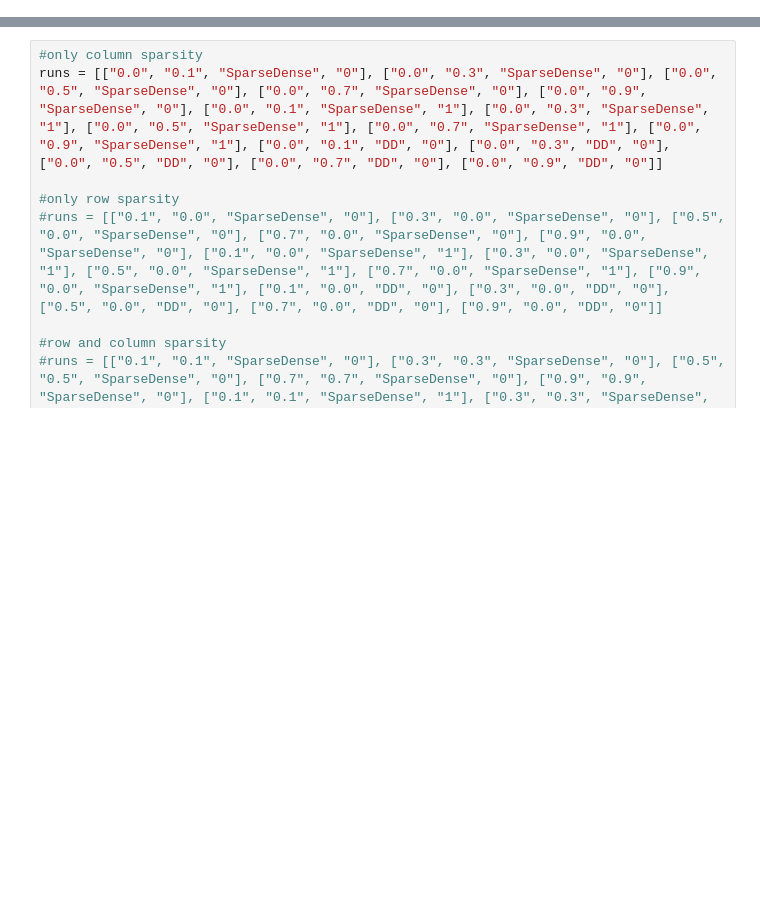
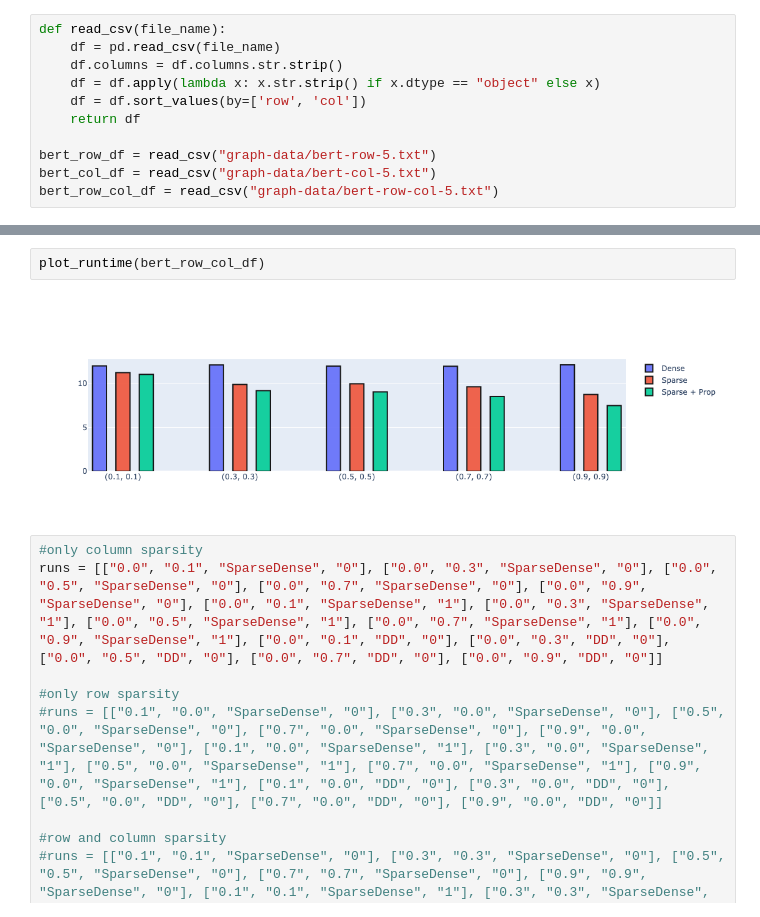
Before and after one commit to lac-dcc/adlet, a Jupyter notebook: benchmarks/analysis/graph.ipynb, the cells around one changed output, grey strips where cells are left out. Drawn from its saved outputs; the diff is of its cells as text; blank space fills up the shorter version.

```diff
--- a/benchmarks/analysis/graph.ipynb
+++ b/benchmarks/analysis/graph.ipynb
@@ -19,3 +20,14 @@ sns.set(style="whitegrid")
 ![Image](images/bert-like-before.png)
 # %% [markdown]
 ![Image](images/bert-like-after.png)
+# %%
+def read_csv(file_name):
+    df = pd.read_csv(file_name)
+    df.columns = df.columns.str.strip()
+    df = df.apply(lambda x: x.str.strip() if x.dtype == "object" else x)
+    df = df.sort_values(by=['row', 'col'])
+    return df
+
+bert_row_df = read_csv("graph-data/bert-row-5.txt")
+bert_col_df = read_csv("graph-data/bert-col-5.txt")
+bert_row_col_df = read_csv("graph-data/bert-row-col-5.txt")
@@ -22,3 +135,7 @@ sns.set(style="whitegrid")
+# %%
+plot_runtime(bert_row_col_df)
+# %% [output]
+[figure, added]
 # %%
 #only column sparsity
 runs = [["0.0", "0.1", "SparseDense", "0"], ["0.0", "0.3", "SparseDense", "0"], ["0.0", "0.5", "SparseDense", "0"], ["0.0", "0.7", "SparseDense", "0"], ["0.0", "0.9", "SparseDense", "0"], ["0.0", "0.1", "SparseDense", "1"], ["0.0", "0.3", "SparseDense", "1"], ["0.0", "0.5", "SparseDense", "1"], ["0.0", "0.7", "SparseDense", "1"], ["0.0", "0.9", "SparseDense", "1"], ["0.0", "0.1", "DD", "0"], ["0.0", "0.3", "DD", "0"], ["0.0", "0.5", "DD", "0"], ["0.0", "0.7", "DD", "0"], ["0.0", "0.9", "DD", "0"]]
```
Also changed, not shown: parts of 4 cells of this notebook, 7 other files.
